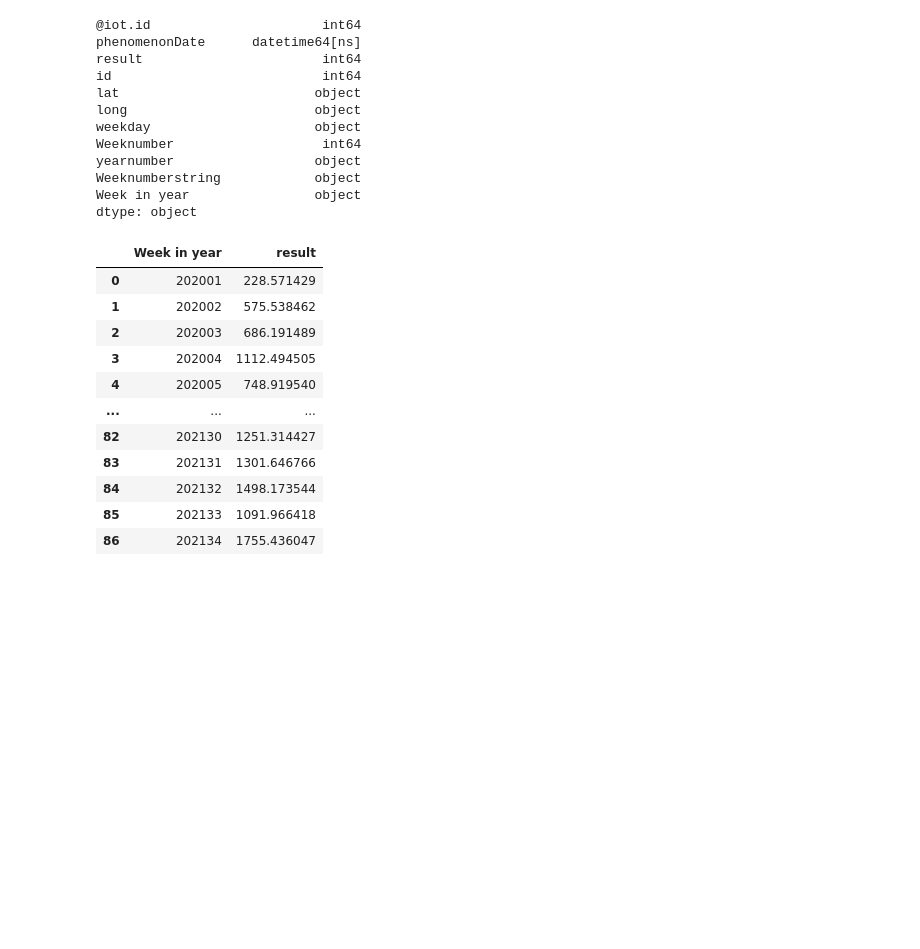
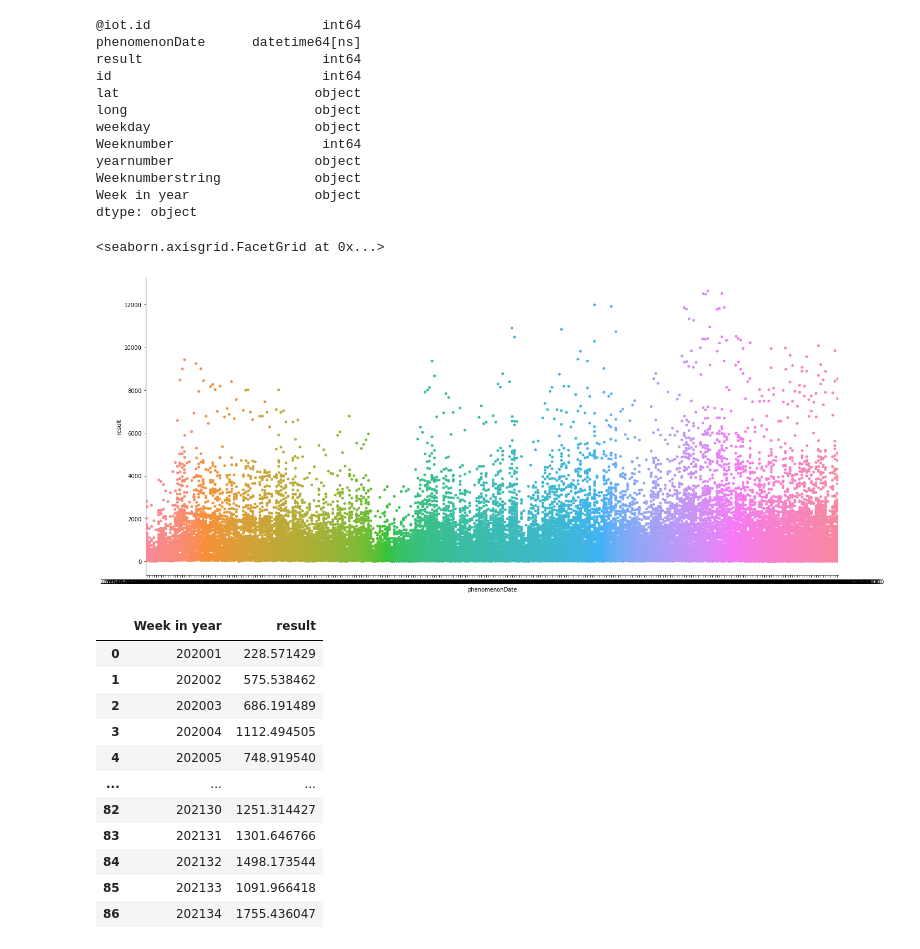
Before and after one commit to MaHag123/hh_techlabs_group12, a Jupyter notebook: Descriptives (using the clean_data csv)_Bikes.ipynb, the cells around one changed output. Drawn from its saved outputs; the diff is of its cells as text; code cells hidden in the pictures; blank space fills up the shorter version.

Commit message:
Updated (one more visualization)
Update

```diff
--- a/Descriptives (using the clean_data csv)_Bikes.ipynb
+++ b/Descriptives (using the clean_data csv)_Bikes.ipynb
@@ -393,6 +393,15 @@ Week in year                object
 dtype: object
 # %%
 df_clean_data["Week in year"]=df_clean_data["Week in year"].astype(int)
+# %%
+#for visualization: only keep the dates for which we also have car data
+df_clean_data_short = df_clean_data[df_clean_data['Week in year']>=202044]
+df_clean_data_short = df_clean_data_short[df_clean_data_short['Week in year']<=202132]
+# %%
+sns.catplot(x="phenomenonDate", y="result", data = df_clean_data_short, height=8, aspect=2.5)
+# %% [output]
+<seaborn.axisgrid.FacetGrid at 0x...>
+[figure, added]
 # %%
 #Calculating the average of each week:
 df_clean_data_weekmean=df_clean_data.groupby(['Week in year']).mean()
```
Also changed, not shown: parts of 4 cells of this notebook.
